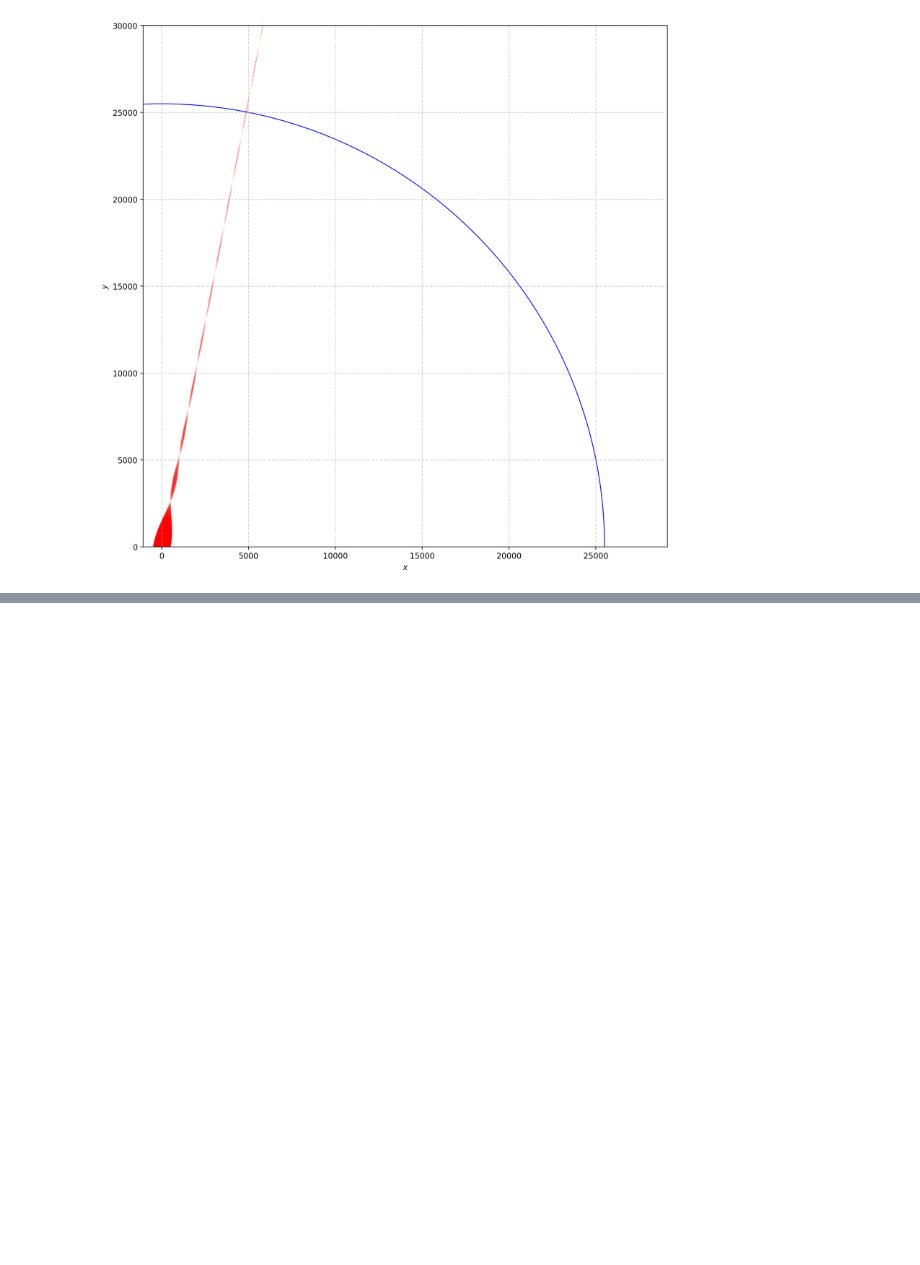
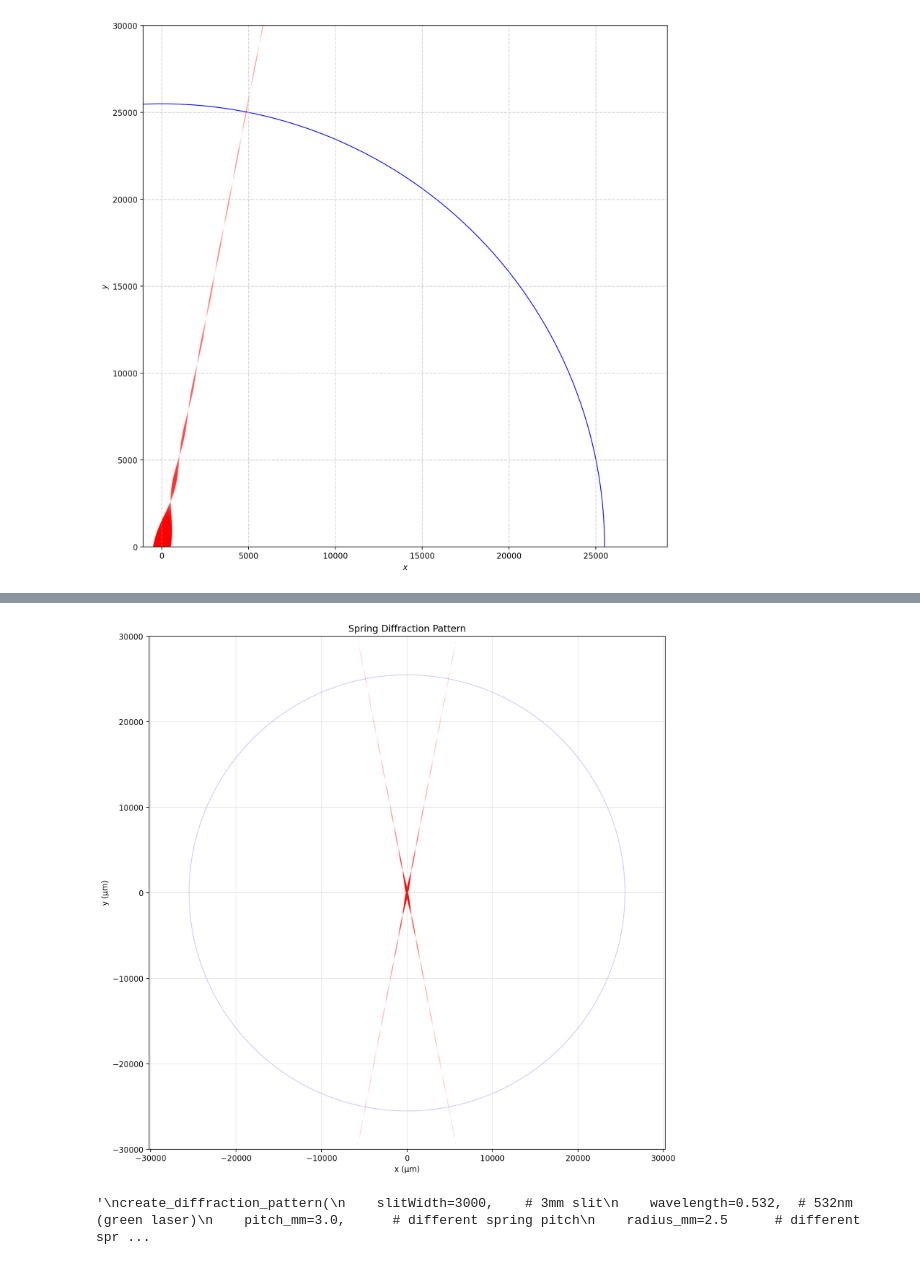
Before and after one commit to catastropiyush/pen-spring-diffraction, a Jupyter notebook: diffraction_answer.ipynb, the cells around one changed output, grey strips where cells are left out. Drawn from its saved outputs; the diff is of its cells as text; code cells hidden in the pictures; blank space fills up the shorter version.

```diff
--- a/diffraction_answer.ipynb
+++ b/diffraction_answer.ipynb
@@ -283,0 +346,75 @@ print(os.popen("cowsay 'Can MatLab do this?'").read())
+# %%
+import numpy as np
+import matplotlib.pyplot as plt
+from numpy import sinc
+import math
+
+def create_diffraction_pattern(
+        slitWidth=2500,          # 2.5mm
+        wavelength=0.650,        # 650nm
+        distance=10.3 * 10**6,   # 10.3m
+        amplitude=5,             # laser power in mW
+        pitch_mm=2.5,           # spring pitch
+        radius_mm=2.05,         # spring radius
+        result_mm=25.5          # result circle radius
+    ):
+    """
+    Creates spring diffraction pattern with customizable parameters.
+
+    Parameters:
+    slitWidth (float): Width of slit in micrometers (default 2500 = 2.5mm)
+    wavelength (float): Laser wavelength in nanometers (default 0.650 = 650nm)
+    distance (float): Distance to screen in micrometers (default 10.3*10^6 = 10.3m)
+    amplitude (float): Laser power in mW (default 5)
+    pitch_mm (float): Spring pitch in mm (default 2.5)
+    radius_mm (float): Spring radius in mm (default 2.05)
+    result_mm (float): Result circle radius in mm (default 25.5)
+    """
+
+    # Calculate helix angle
+    alpha = np.pi/2 - math.atan(radius_mm * 2*np.pi / pitch_mm)
+    angle = math.pi/2 - alpha
+
+    # Position array (x in microns)
+    x = np.arange(-30000, 30000, 10)
+
+    # Calculate diffraction intensity
+    F = sinc(slitWidth * x / wavelength / distance)
+    intensity = amplitude / (wavelength * distance) * (slitWidth * F)**2
+
+    # Transform coordinates for X pattern
+    x_tf = (x / math.sqrt((math.tan(angle))**2 + 1))
+    y_tf = x_tf * math.tan(angle)
+
+    # Create the plot
+    plt.figure(figsize=(12, 12))
+    plt.scatter(x_tf, y_tf, color='r', s=intensity, alpha=0.1)
+    plt.scatter(x_tf, -y_tf, color='r', s=intensity, alpha=0.1)
+
+    # Add circle for reference result
+    result = result_mm * 1000  # convert to microns
+    circle = plt.Circle((0, 0), result, color='b', fill=False, alpha=0.2)
+    plt.gca().add_artist(circle)
+
+    plt.xlabel("x (μm)")
+    plt.ylabel("y (μm)")
+    plt.axis('equal')
+    plt.xlim((-30000, 30000))
+    plt.ylim((-30000, 30000))
+    plt.grid(True, alpha=0.3)
+    plt.title("Spring Diffraction Pattern")
+    plt.show()
+
+# Run with default parameters
+create_diffraction_pattern()
+
+# Example with different parameters
+"""
+create_diffraction_pattern(
+    slitWidth=3000,    # 3mm slit
+    wavelength=0.532,  # 532nm (green laser)
+    pitch_mm=3.0,      # different spring pitch
+    radius_mm=2.5      # different spring radius
+)
+"""
+# %% [output]
@@ -283,0 +422,2 @@ print(os.popen("cowsay 'Can MatLab do this?'").read())
+[figure, added]
+'\ncreate_diffraction_pattern(\n    slitWidth=3000,    # 3mm slit\n    wavelength=0.532,  # 532nm (green laser)\n    pitch_mm=3.0,      # different spring pitch\n    radius_mm=2.5      # different spr ...
```
Also changed, not shown: parts of 6 cells of this notebook.
